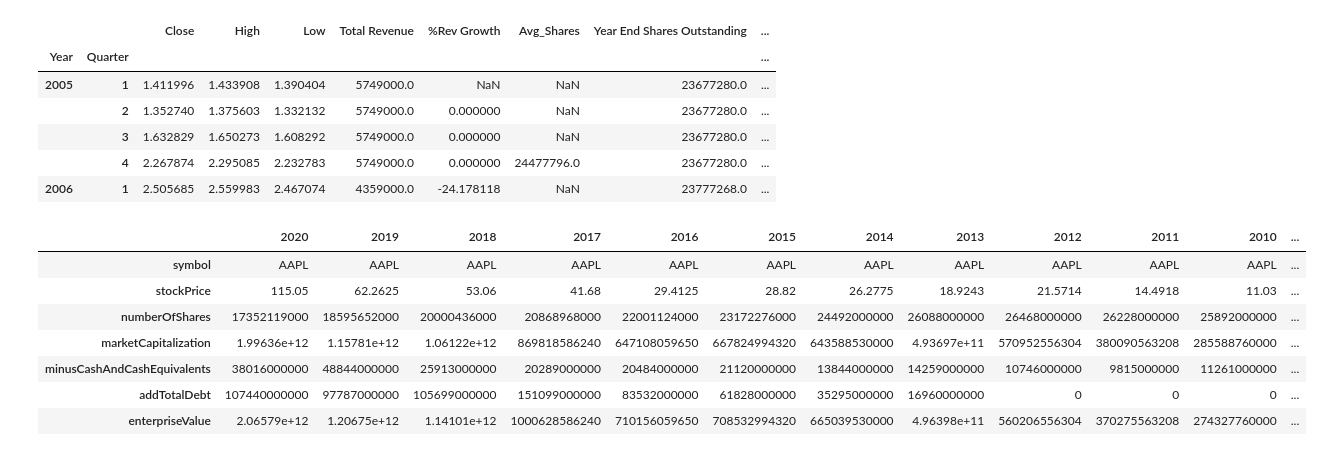
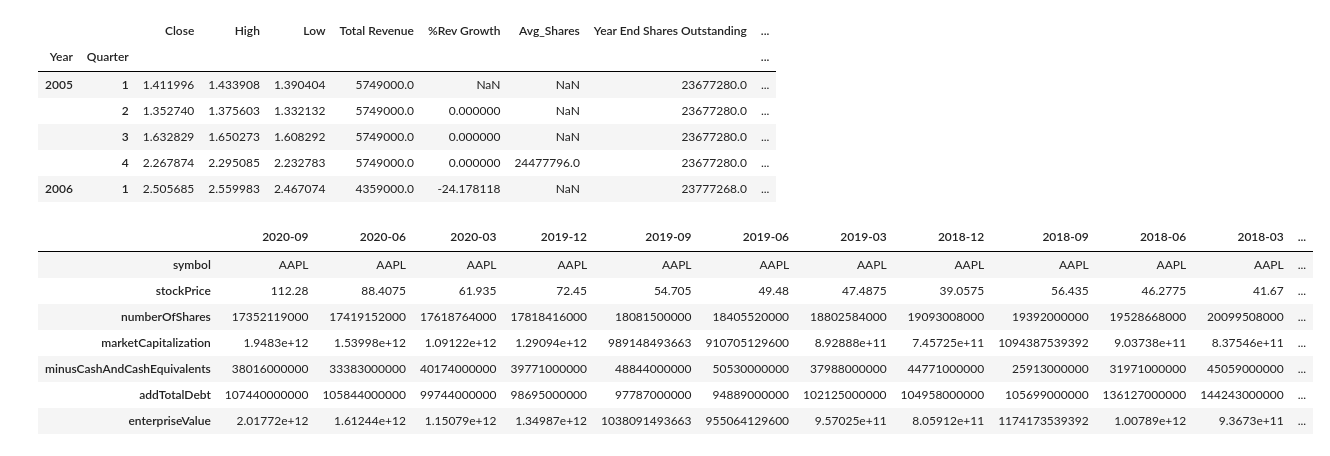
Before and after one commit to mmdebrahimi/Guided-Capstone, a Jupyter notebook: Fundamental_Analysis120-Quarterly-Copy1.ipynb, the cells around one changed output. Drawn from its saved outputs; the diff is of its cells as text; code cells hidden in the pictures.

```diff
--- a/Fundamental_Analysis120-Quarterly-Copy1.ipynb
+++ b/Fundamental_Analysis120-Quarterly-Copy1.ipynb
@@ -1016,24 +990,24 @@ dec_df_copy.head()
 # %%
 #key historic metrics from FinancialModelingPrep & Yahoo Finance (good source)
 import FundamentalAnalysis as fa
 
 # Variables
 ticker = "AAPL"
 api_key = '71b43c3b9db8001d692abeb097117fd9'
 
 
 # get enterprise value
-enterprise_value = fa.enterprise(ticker, api_key)
+enterprise_value = fa.enterprise(ticker, api_key, period="quarter")
 enterprise_value
 # %% [output]
-|  | 2020 | 2019 | 2018 | 2017 | 2016 | 2015 | 2014 | 2013 | 2012 | 2011 | 2010 | ... |
+|  | 2020-09 | 2020-06 | 2020-03 | 2019-12 | 2019-09 | 2019-06 | 2019-03 | 2018-12 | 2018-09 | 2018-06 | 2018-03 | ... |
 | symbol | AAPL | AAPL | AAPL | AAPL | AAPL | AAPL | AAPL | AAPL | AAPL | AAPL | AAPL | ... |
-| stockPrice | 115.05 | 62.2625 | 53.06 | 41.68 | 29.4125 | 28.82 | 26.2775 | 18.9243 | 21.5714 | 14.4918 | 11.03 | ... |
-| numberOfShares | 17352119000 | 18595652000 | 20000436000 | 20868968000 | 22001124000 | 23172276000 | 24492000000 | 26088000000 | 26468000000 | 26228000000 | 25892000000 | ... |
-| marketCapitalization | 1.99636e+12 | 1.15781e+12 | 1.06122e+12 | 869818586240 | 647108059650 | 667824994320 | 643588530000 | 4.93697e+11 | 570952556304 | 380090563208 | 285588760000 | ... |
-| minusCashAndCashEquivalents | 38016000000 | 48844000000 | 25913000000 | 20289000000 | 20484000000 | 21120000000 | 13844000000 | 14259000000 | 10746000000 | 9815000000 | 11261000000 | ... |
-| addTotalDebt | 107440000000 | 97787000000 | 105699000000 | 151099000000 | 83532000000 | 61828000000 | 35295000000 | 16960000000 | 0 | 0 | 0 | ... |
-| enterpriseValue | 2.06579e+12 | 1.20675e+12 | 1.14101e+12 | 1000628586240 | 710156059650 | 708532994320 | 665039530000 | 4.96398e+11 | 560206556304 | 370275563208 | 274327760000 | ... |
+| stockPrice | 112.28 | 88.4075 | 61.935 | 72.45 | 54.705 | 49.48 | 47.4875 | 39.0575 | 56.435 | 46.2775 | 41.67 | ... |
+| numberOfShares | 17352119000 | 17419152000 | 17618764000 | 17818416000 | 18081500000 | 18405520000 | 18802584000 | 19093008000 | 19392000000 | 19528668000 | 20099508000 | ... |
+| marketCapitalization | 1.9483e+12 | 1.53998e+12 | 1.09122e+12 | 1.29094e+12 | 989148493663 | 910705129600 | 8.92888e+11 | 7.45725e+11 | 1094387539392 | 9.03738e+11 | 8.37546e+11 | ... |
+| minusCashAndCashEquivalents | 38016000000 | 33383000000 | 40174000000 | 39771000000 | 48844000000 | 50530000000 | 37988000000 | 44771000000 | 25913000000 | 31971000000 | 45059000000 | ... |
+| addTotalDebt | 107440000000 | 105844000000 | 99744000000 | 98695000000 | 97787000000 | 94889000000 | 102125000000 | 104958000000 | 105699000000 | 136127000000 | 144243000000 | ... |
+| enterpriseValue | 2.01772e+12 | 1.61244e+12 | 1.15079e+12 | 1.34987e+12 | 1038091493663 | 955064129600 | 9.57025e+11 | 8.05912e+11 | 1174173539392 | 1.00789e+12 | 9.3673e+11 | ... |
 # %%
 #setting the DataFrame options so it shows actual number instead of the
 # number e to the power of another number
```
Also changed, not shown: parts of 22 cells of this notebook.
